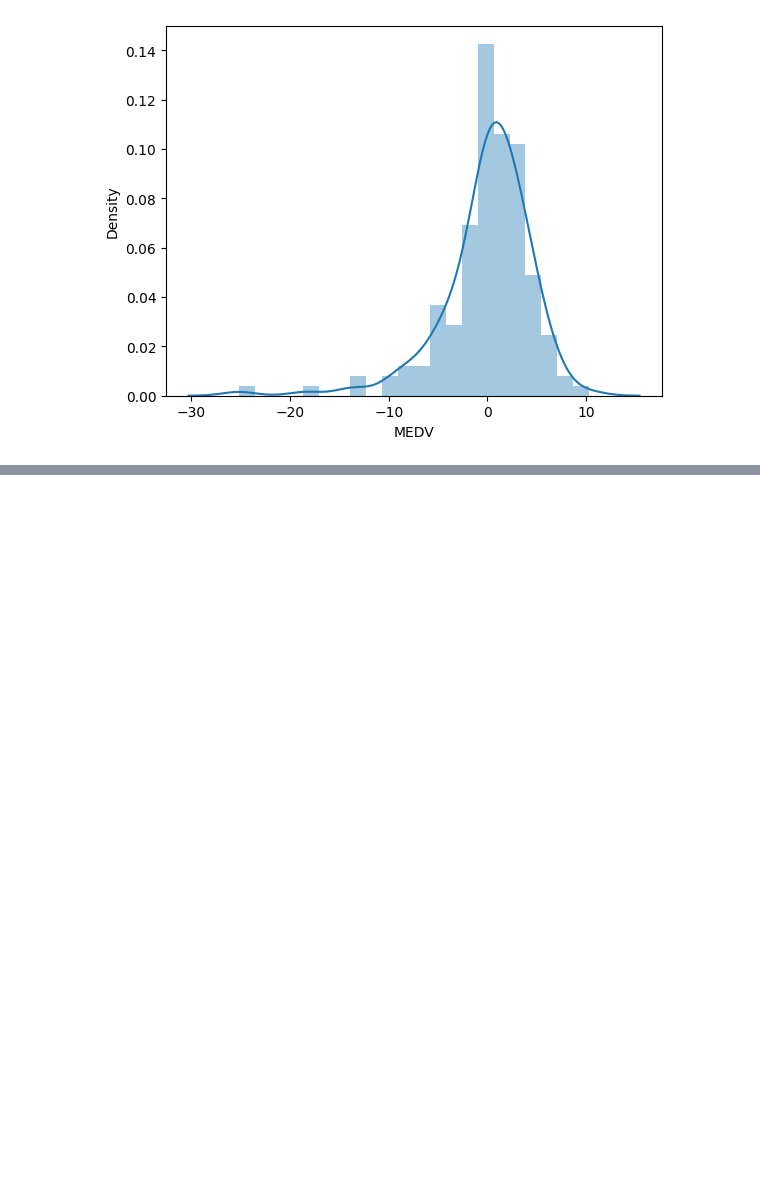
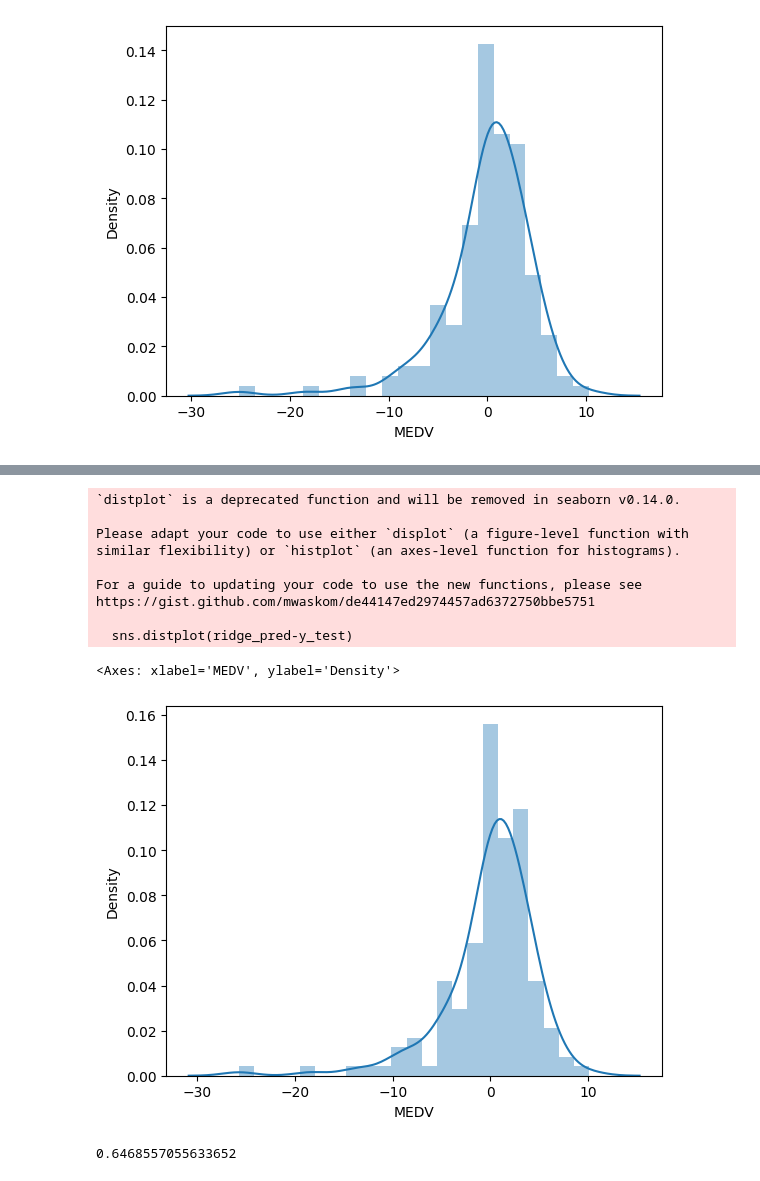
Before and after one commit to addymistrel/Machine_Learning, a Jupyter notebook: Linear_Regression.ipynb, the cells around one changed output, grey strips where cells are left out. Cells and saved outputs as stored; diff of their text form; code cells hidden in the pictures; blank space fills up the shorter version.

```diff
--- a/Linear_Regression.ipynb
+++ b/Linear_Regression.ipynb
@@ -147,0 +153,3 @@ score
+# %%
+ridge_regressor = Ridge()
+ridge_regressor
@@ -147,0 +158,4 @@ score
+# %%
+parameters = {'alpha':[1, 2, 3, 4, 5, 6, 7, 8, 9, 10, 20, 30, 40, 50, 60, 70, 80, 90]}
+ridge_cv = GridSearchCV(ridge_regressor, parameters, scoring='neg_mean_squared_error', cv=5)
+ridge_cv.fit(X_train, y_train)
@@ -147,0 +171,2 @@ score
+# %%
+ridge_pred = ridge_cv.predict(X_test)
@@ -147,0 +193,19 @@ score
+# %%
+sns.distplot(ridge_pred-y_test)
+# %% [output]
+`distplot` is a deprecated function and will be removed in seaborn v0.14.0.
+
+Please adapt your code to use either `displot` (a figure-level function with
+similar flexibility) or `histplot` (an axes-level function for histograms).
+
+For a guide to updating your code to use the new functions, please see
+https://gist.github.com/mwaskom/de44147ed2974457ad6372750bbe5751
+
+  sns.distplot(ridge_pred-y_test)
+<Axes: xlabel='MEDV', ylabel='Density'>
+[figure, added]
+# %%
+score = r2_score(ridge_pred, y_test)
+score
+# %% [output]
+0.6468557055633652
```
Also changed, not shown: parts of 8 cells of this notebook.
